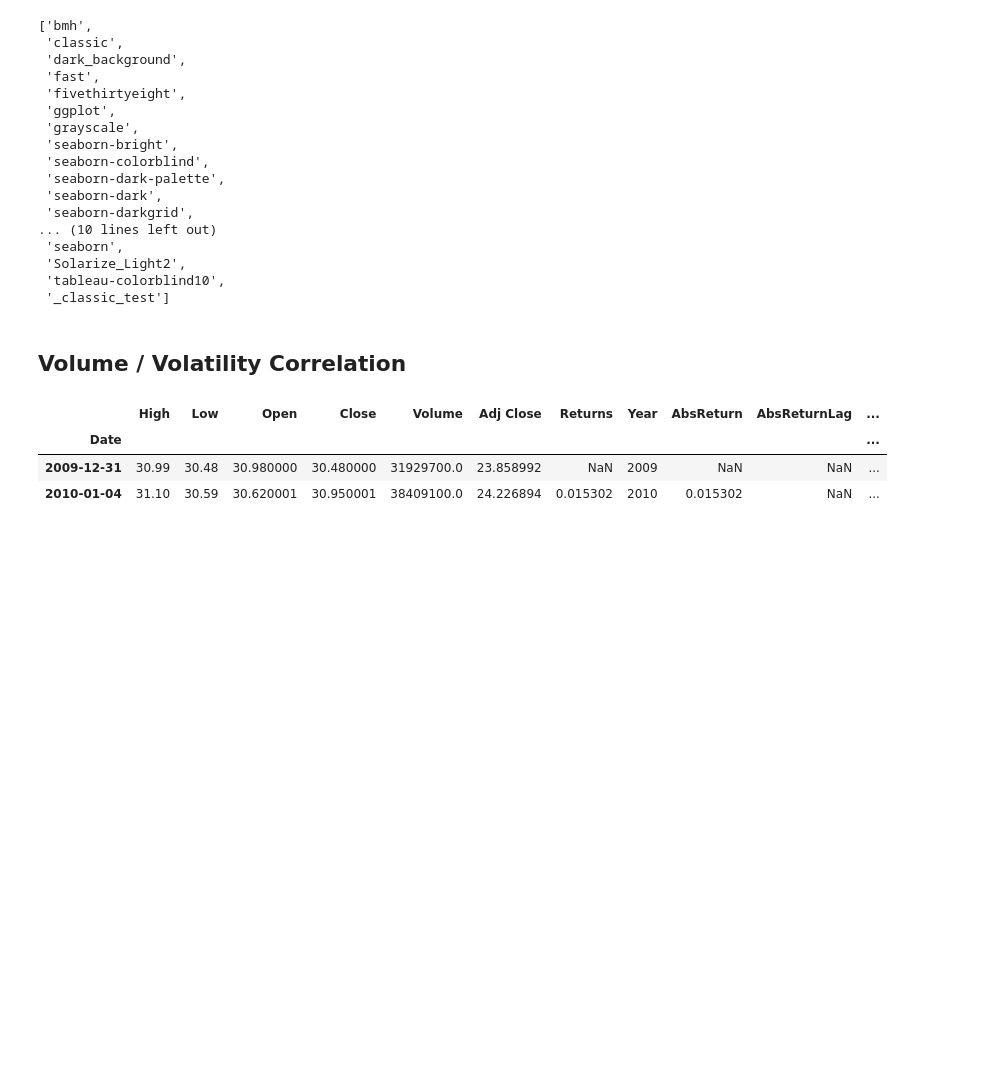
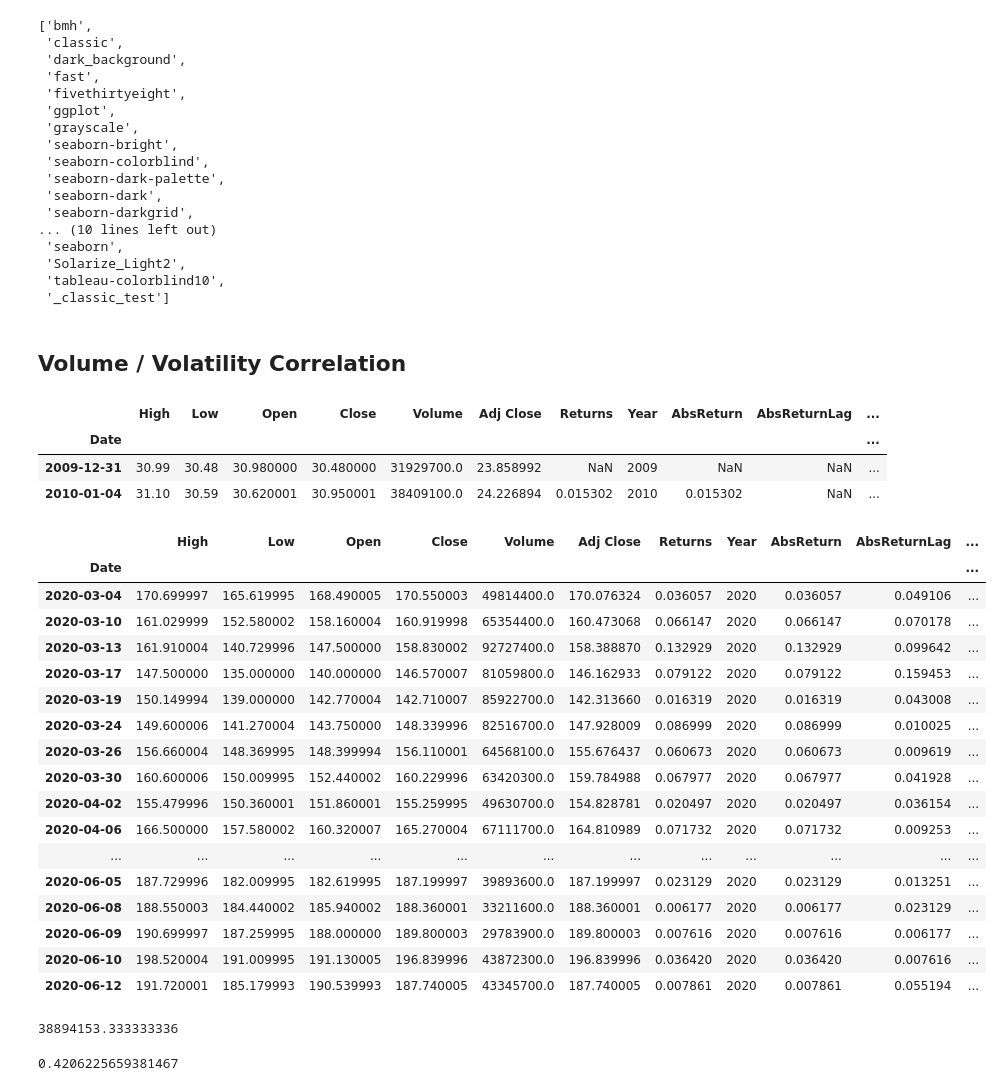
Before and after one commit to simongarisch/streamlit_asset_returns, a Jupyter notebook: notes/Charts.ipynb, the cells around one changed output. Cells and saved outputs as stored; diff of their text form; code cells hidden in the pictures; blank space fills up the shorter version.

Commit message:
adding to volume vs volatility plots

```diff
--- a/notes/Charts.ipynb
+++ b/notes/Charts.ipynb
@@ -303,3 +303,40 @@ df.head(2)
 | Date |  |  |  |  |  |  |  |  |  |  | ... |
 | 2009-12-31 | 30.99 | 30.48 | 30.980000 | 30.480000 | 31929700.0 | 23.858992 | NaN | 2009 | NaN | NaN | ... |
 | 2010-01-04 | 31.10 | 30.59 | 30.620001 | 30.950001 | 38409100.0 | 24.226894 | 0.015302 | 2010 | 0.015302 | NaN | ... |
+# %%
+days = 30
+# %%
+df["AggReturns"] = np.log(df["Adj Close"] / df["Adj Close"].shift(days))
+# %%
+df["AggReturns"] = df["Returns"].rolling(days).sum()
+df["AggVolume"] = df["Volume"].rolling(days).mean()
+# %%
+dft = df.tail(40)
+dft
+# %% [output]
+|  | High | Low | Open | Close | Volume | Adj Close | Returns | Year | AbsReturn | AbsReturnLag | ... |
+| Date |  |  |  |  |  |  |  |  |  |  | ... |
+| 2020-03-04 | 170.699997 | 165.619995 | 168.490005 | 170.550003 | 49814400.0 | 170.076324 | 0.036057 | 2020 | 0.036057 | 0.049106 | ... |
+| 2020-03-10 | 161.029999 | 152.580002 | 158.160004 | 160.919998 | 65354400.0 | 160.473068 | 0.066147 | 2020 | 0.066147 | 0.070178 | ... |
+| 2020-03-13 | 161.910004 | 140.729996 | 147.500000 | 158.830002 | 92727400.0 | 158.388870 | 0.132929 | 2020 | 0.132929 | 0.099642 | ... |
+| 2020-03-17 | 147.500000 | 135.000000 | 140.000000 | 146.570007 | 81059800.0 | 146.162933 | 0.079122 | 2020 | 0.079122 | 0.159453 | ... |
+| 2020-03-19 | 150.149994 | 139.000000 | 142.770004 | 142.710007 | 85922700.0 | 142.313660 | 0.016319 | 2020 | 0.016319 | 0.043008 | ... |
+| 2020-03-24 | 149.600006 | 141.270004 | 143.750000 | 148.339996 | 82516700.0 | 147.928009 | 0.086999 | 2020 | 0.086999 | 0.010025 | ... |
+| 2020-03-26 | 156.660004 | 148.369995 | 148.399994 | 156.110001 | 64568100.0 | 155.676437 | 0.060673 | 2020 | 0.060673 | 0.009619 | ... |
+| 2020-03-30 | 160.600006 | 150.009995 | 152.440002 | 160.229996 | 63420300.0 | 159.784988 | 0.067977 | 2020 | 0.067977 | 0.041928 | ... |
+| 2020-04-02 | 155.479996 | 150.360001 | 151.860001 | 155.259995 | 49630700.0 | 154.828781 | 0.020497 | 2020 | 0.020497 | 0.036154 | ... |
+| 2020-04-06 | 166.500000 | 157.580002 | 160.320007 | 165.270004 | 67111700.0 | 164.810989 | 0.071732 | 2020 | 0.071732 | 0.009253 | ... |
+| ... | ... | ... | ... | ... | ... | ... | ... | ... | ... | ... | ... |
+| 2020-06-05 | 187.729996 | 182.009995 | 182.619995 | 187.199997 | 39893600.0 | 187.199997 | 0.023129 | 2020 | 0.023129 | 0.013251 | ... |
+| 2020-06-08 | 188.550003 | 184.440002 | 185.940002 | 188.360001 | 33211600.0 | 188.360001 | 0.006177 | 2020 | 0.006177 | 0.023129 | ... |
+| 2020-06-09 | 190.699997 | 187.259995 | 188.000000 | 189.800003 | 29783900.0 | 189.800003 | 0.007616 | 2020 | 0.007616 | 0.006177 | ... |
+| 2020-06-10 | 198.520004 | 191.009995 | 191.130005 | 196.839996 | 43872300.0 | 196.839996 | 0.036420 | 2020 | 0.036420 | 0.007616 | ... |
+| 2020-06-12 | 191.720001 | 185.179993 | 190.539993 | 187.740005 | 43345700.0 | 187.740005 | 0.007861 | 2020 | 0.007861 | 0.055194 | ... |
+# %%
+dft.Volume.values[-30:].mean()
+# %% [output]
+38894153.333333336
+# %%
+dft.Returns.values[-30:].sum()
+# %% [output]
+0.4206225659381467
```
Also changed, not shown: parts of 3 cells of this notebook, 1 other file.
